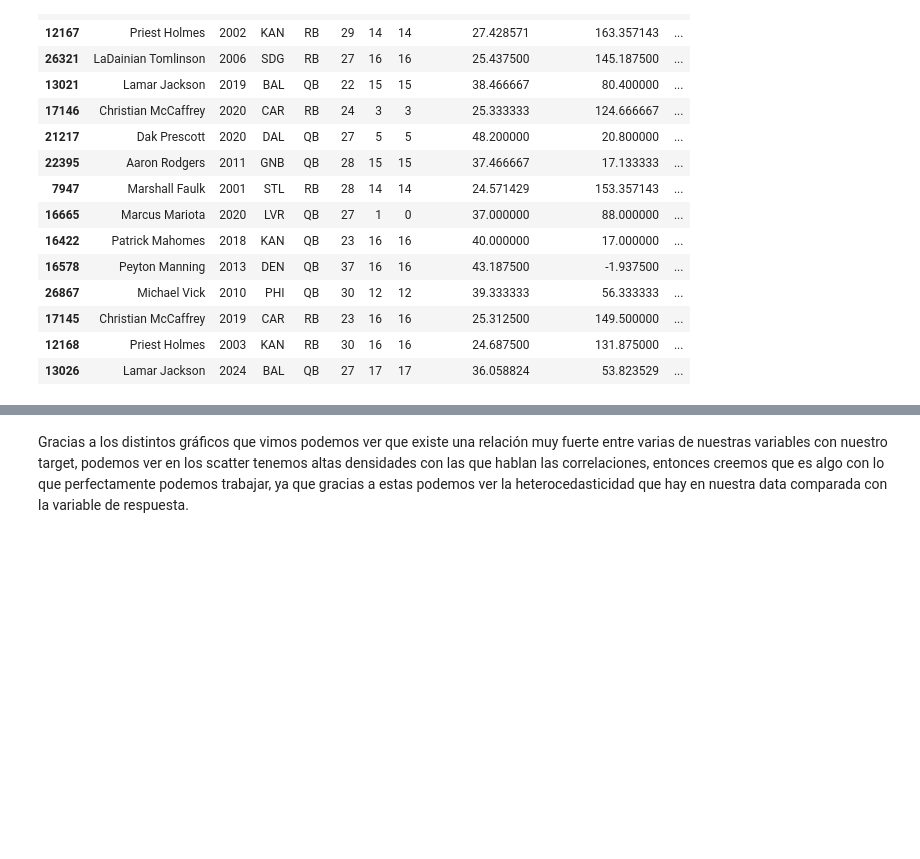
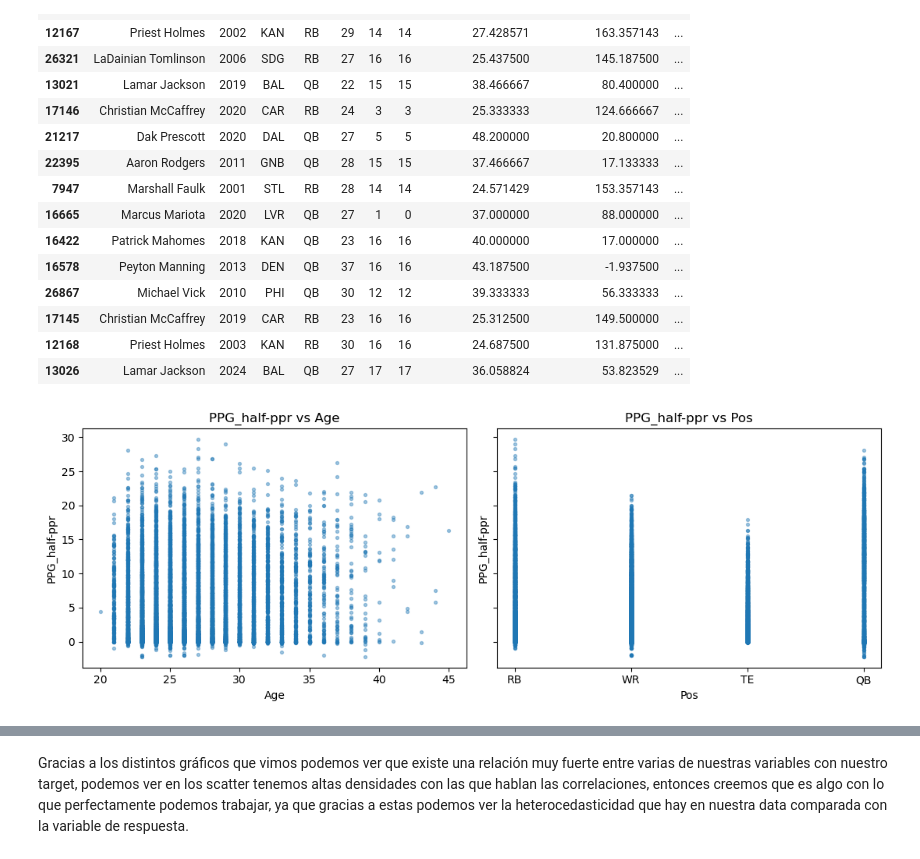
Before and after one commit to edumar67/Fantasy_project, a Jupyter notebook: Entrega2/2_entrega_regresión.ipynb, the cells around one changed output, grey strips where cells are left out. Drawn from its saved outputs; the diff is of its cells as text; code cells hidden in the pictures; blank space fills up the shorter version.

Commit message:
reg graphics

```diff
--- a/Entrega2/2_entrega_regresión.ipynb
+++ b/Entrega2/2_entrega_regresión.ipynb
@@ -347,24 +347,26 @@ top
 | 12168 | Priest Holmes | 2003 | KAN | RB | 30 | 16 | 16 | 24.687500 | 131.875000 | ... |
 | 13026 | Lamar Jackson | 2024 | BAL | QB | 27 | 17 | 17 | 36.058824 | 53.823529 | ... |
 # %%
-# feat1  = "Age"
-# feat2  = "Pos"
+feat1  = "Age"
+feat2  = "Pos"
 
-# d1 = df_ordenado.dropna(subset=[target, feat1])
-# d2 = df_ordenado.dropna(subset=[target, feat2])
+d1 = df_ordenado.dropna(subset=[target, feat1])
+d2 = df_ordenado.dropna(subset=[target, feat2])
 
-# fig, axes = plt.subplots(1, 2, figsize=(11, 4), sharey=True)
+fig, axes = plt.subplots(1, 2, figsize=(11, 4), sharey=True)
 
-# axes[0].scatter(d1[feat1], d1[target], s=8, alpha=0.4)
-# axes[0].set_xlabel(feat1)
-# axes[0].set_ylabel(target)
-# axes[0].set_title(f"{target} vs {feat1}")
+axes[0].scatter(d1[feat1], d1[target], s=8, alpha=0.4)
+axes[0].set_xlabel(feat1)
+axes[0].set_ylabel(target)
+axes[0].set_title(f"{target} vs {feat1}")
 
-# axes[1].scatter(d2[feat2], d2[target], s=8, alpha=0.4)
-# axes[1].set_xlabel(feat2)
-# axes[1].set_ylabel(target)
-# axes[1].set_title(f"{target} vs {feat2}")
+axes[1].scatter(d2[feat2], d2[target], s=8, alpha=0.4)
+axes[1].set_xlabel(feat2)
+axes[1].set_ylabel(target)
+axes[1].set_title(f"{target} vs {feat2}")
 
-# plt.tight_layout()
-# plt.show()
+plt.tight_layout()
+plt.show()
+# %% [output]
+[figure, added]
 # %%
```
Also changed, not shown: parts of 11 cells of this notebook.
